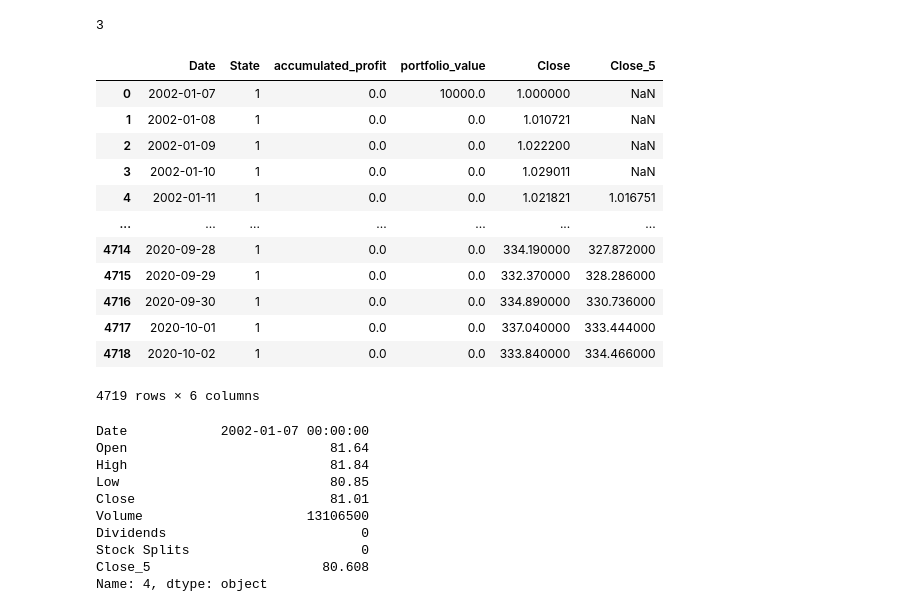
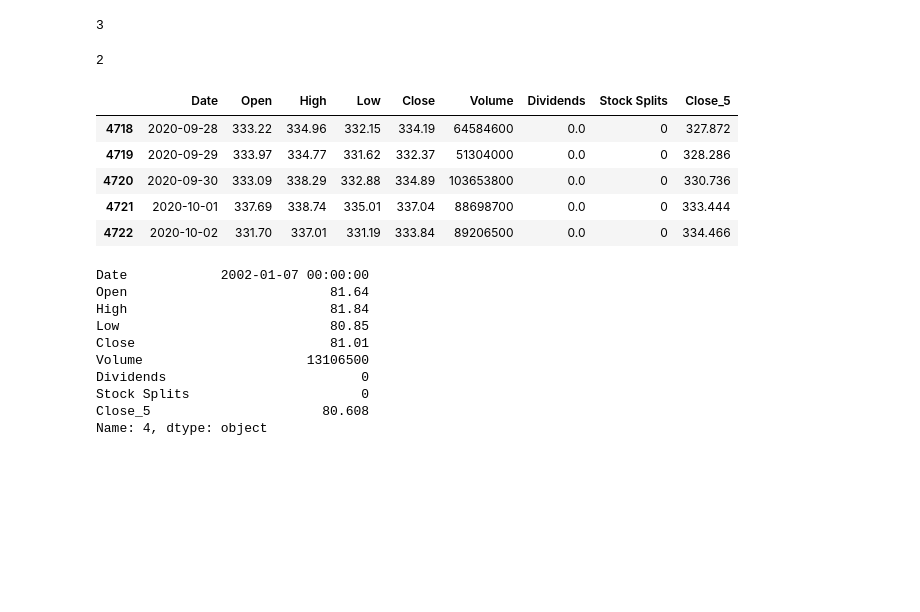
Before and after one commit to RWTHsniper/projects, a Jupyter notebook: practices/reinforcement learning/stock_env/env_test.ipynb, the cells around one changed output. Saved outputs shown, nothing was run; the diff lists cells and outputs as text; code cells hidden in the pictures; blank space fills up the shorter version.

```diff
--- a/practices/reinforcement learning/stock_env/env_test.ipynb
+++ b/practices/reinforcement learning/stock_env/env_test.ipynb
@@ -25,7 +25,8 @@ class TradingSPYEnv(gym.Env):
                 normalize_price = True, mode = 'train', train_test_split = 0.9):
         train_data = pd.read_csv(train_data_path, index_col = False, parse_dates= ['Date'])
         self.stock_price_history = train_data
-        self.current_step = 0 # The step in the data
+        self.max_sma_len = max(sma_len)
+        self.current_step = self.max_sma_len # minimum number of steps
         self.iteration = 0 # the iteration step in an episode
         self.init_invest = init_invest
         self.accumulated_profit = 0.0
@@ -51,8 +52,7 @@ class TradingSPYEnv(gym.Env):
         self.features = pd.DataFrame(feature_dict)
         if isinstance(sma_len,list):
             self._set_sma(sma_len)
-        self.features = self.features.dropna(axis=0)
-        self.features.reset_index(drop=True,inplace=True)
+#        self.features.reset_index(drop=True,inplace=True)
 
         train_test_split_index = int(self.features.shape[0] * train_test_split)
         if mode == 'train':
@@ -79,12 +79,16 @@ class TradingSPYEnv(gym.Env):
             col_name = feature+'_'+str(sma)
             self.stock_price_history[col_name] = self.stock_price_history[feature].rolling(sma).mean()
             self.features[col_name] = self.stock_price_history[feature].rolling(sma).mean()
+        self.features = self.features.dropna(axis=0)
+
 
     def _get_observation(self):
         # return features at current step
-        tmp = self.features.drop(columns=['Date']).loc[self.current_step].to_numpy()
+#        print(self.features)
+#        print(self.current_step)
+        observation = self.features.drop(columns=['Date']).loc[self.current_step].to_numpy()
         # state, portfolio_value, Close, smas
-        return tmp
+        return observation
 
     def reset(self, current_step = None):
         self.iteration = 0
@@ -96,7 +100,7 @@ class TradingSPYEnv(gym.Env):
         if current_step is not None:
             self.current_step = current_step
         else:
-            self.current_step = random.randint(0, int(self.features.shape[0] * 0.9))
+            self.current_step = random.randint(self.max_sma_len, int(self.features.shape[0] * 0.9))
 
         self.features['portfolio_value'].loc[self.current_step] = self.init_invest
 
@@ -114,10 +118,6 @@ class TradingSPYEnv(gym.Env):
     def step(self, action):
         next_step = self.current_step + 1
         prev_step = self.current_step - 1
-        if next_step == self.end_step:
-            # At the end, we have nothing to do
-            done = True
-            return None, None, done, {'accumulated_profit': self.accumulated_profit}
 
         col_name = 'Close'
         features = self.features
@@ -129,9 +129,16 @@ class TradingSPYEnv(gym.Env):
         if (self.iteration > 1) and (self.current_step is not self.end_step): # Exclude the very first step
             # difference in portfolio value
             r_t = portfolio_value.loc[self.current_step] - portfolio_value.loc[prev_step]
+        features['accumulated_profit'].loc[self.current_step] = features['accumulated_profit'].loc[prev_step] + r_t
 
+        if next_step == self.end_step:
+            # At the end, we have nothing to do
+            done = True
+            self.accumulated_profit = features['accumulated_profit'].loc[self.current_step]
+            long_return = self.features['Close'].loc[self.current_step] / self.features['Close'].loc[self.current_step-self.iteration]
+            return None, None, done, {'profit_iteration': self.accumulated_profit/self.iteration, 'iterations': self.iteration,
+                                      'long_return': long_return}
 
-        features['accumulated_profit'].loc[self.current_step] = features['accumulated_profit'].loc[prev_step] + r_t
 
         # Current state is set
         self.features.State.loc[self.current_step] = action
@@ -162,24 +169,19 @@ A value is trying to be set on a copy of a slice from a DataFrame
 See the caveats in the documentation: https://pandas.pydata.org/pandas-docs/stable/user_guide/indexing.html#returning-a-view-versus-a-copy
   iloc._setitem_with_indexer(indexer, value)
 3
-# %%
-tmp.features
-# %% [output]
-|  | Date | State | accumulated_profit | portfolio_value | Close | Close_5 |
-| 0 | 2002-01-07 | 1 | 0.0 | 10000.0 | 1.000000 | NaN |
-| 1 | 2002-01-08 | 1 | 0.0 | 0.0 | 1.010721 | NaN |
-| 2 | 2002-01-09 | 1 | 0.0 | 0.0 | 1.022200 | NaN |
-| 3 | 2002-01-10 | 1 | 0.0 | 0.0 | 1.029011 | NaN |
-| 4 | 2002-01-11 | 1 | 0.0 | 0.0 | 1.021821 | 1.016751 |
-| ... | ... | ... | ... | ... | ... | ... |
-| 4714 | 2020-09-28 | 1 | 0.0 | 0.0 | 334.190000 | 327.872000 |
-| 4715 | 2020-09-29 | 1 | 0.0 | 0.0 | 332.370000 | 328.286000 |
-| 4716 | 2020-09-30 | 1 | 0.0 | 0.0 | 334.890000 | 330.736000 |
-| 4717 | 2020-10-01 | 1 | 0.0 | 0.0 | 337.040000 | 333.444000 |
-| 4718 | 2020-10-02 | 1 | 0.0 | 0.0 | 333.840000 | 334.466000 |
-4719 rows × 6 columns
+# %%
+min(np.array([2,3]))
+# %% [output]
+2
 # %%
-tmp.stock_price_history['Close_5'] = tmp.stock_price_history['Close'].rolling(5).mean()
+tmp.stock_price_history[-5:]
+# %% [output]
+|  | Date | Open | High | Low | Close | Volume | Dividends | Stock Splits | Close_5 |
+| 4718 | 2020-09-28 | 333.22 | 334.96 | 332.15 | 334.19 | 64584600 | 0.0 | 0 | 327.872 |
+| 4719 | 2020-09-29 | 333.97 | 334.77 | 331.62 | 332.37 | 51304000 | 0.0 | 0 | 328.286 |
+| 4720 | 2020-09-30 | 333.09 | 338.29 | 332.88 | 334.89 | 103653800 | 0.0 | 0 | 330.736 |
+| 4721 | 2020-10-01 | 337.69 | 338.74 | 335.01 | 337.04 | 88698700 | 0.0 | 0 | 333.444 |
+| 4722 | 2020-10-02 | 331.70 | 337.01 | 331.19 | 333.84 | 89206500 | 0.0 | 0 | 334.466 |
 # %%
 tmp.stock_price_history.dropna().loc[4]
 # %% [output]
```
Also changed, not shown: parts of 6 cells of this notebook, 16 other files.
